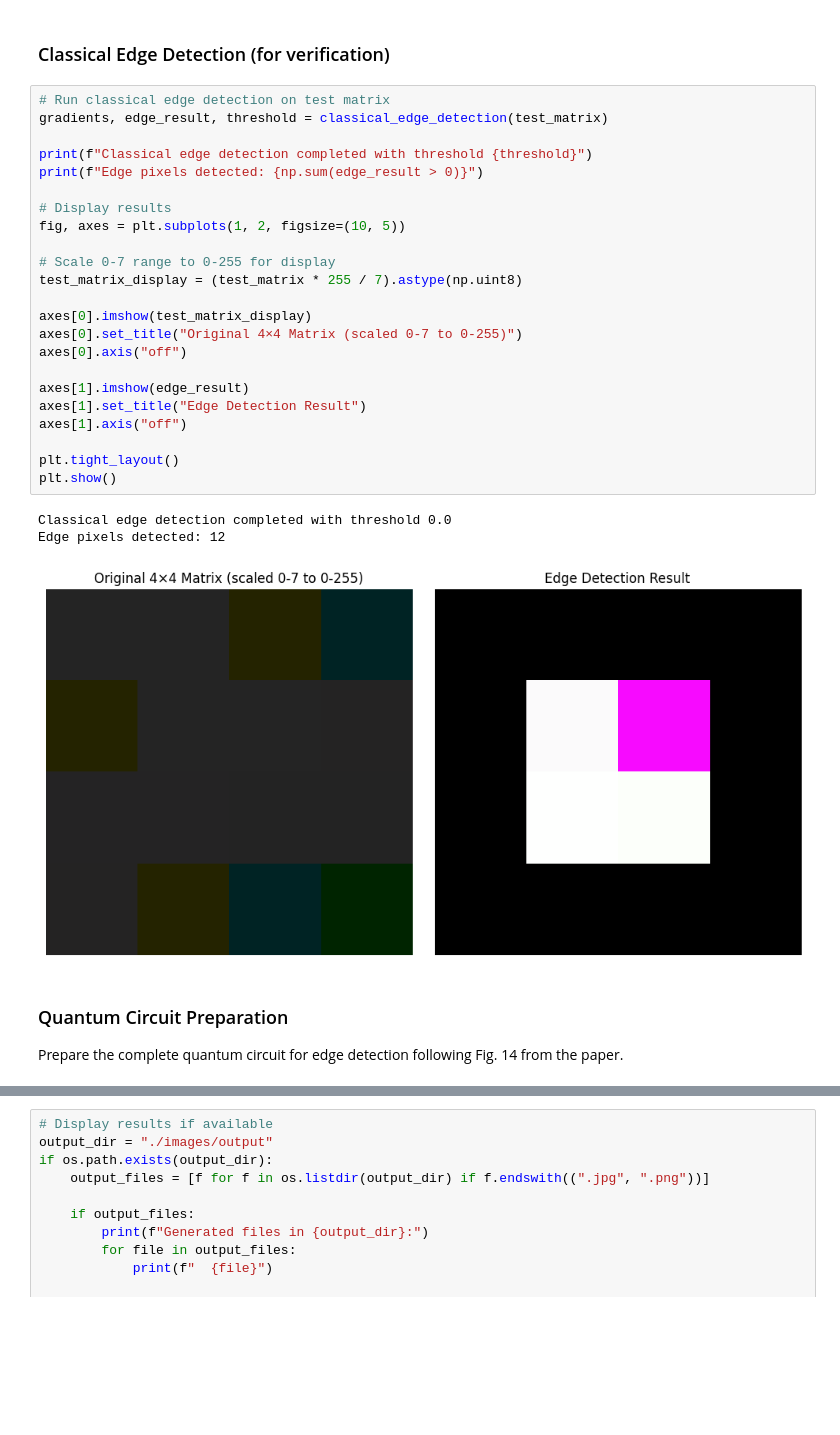
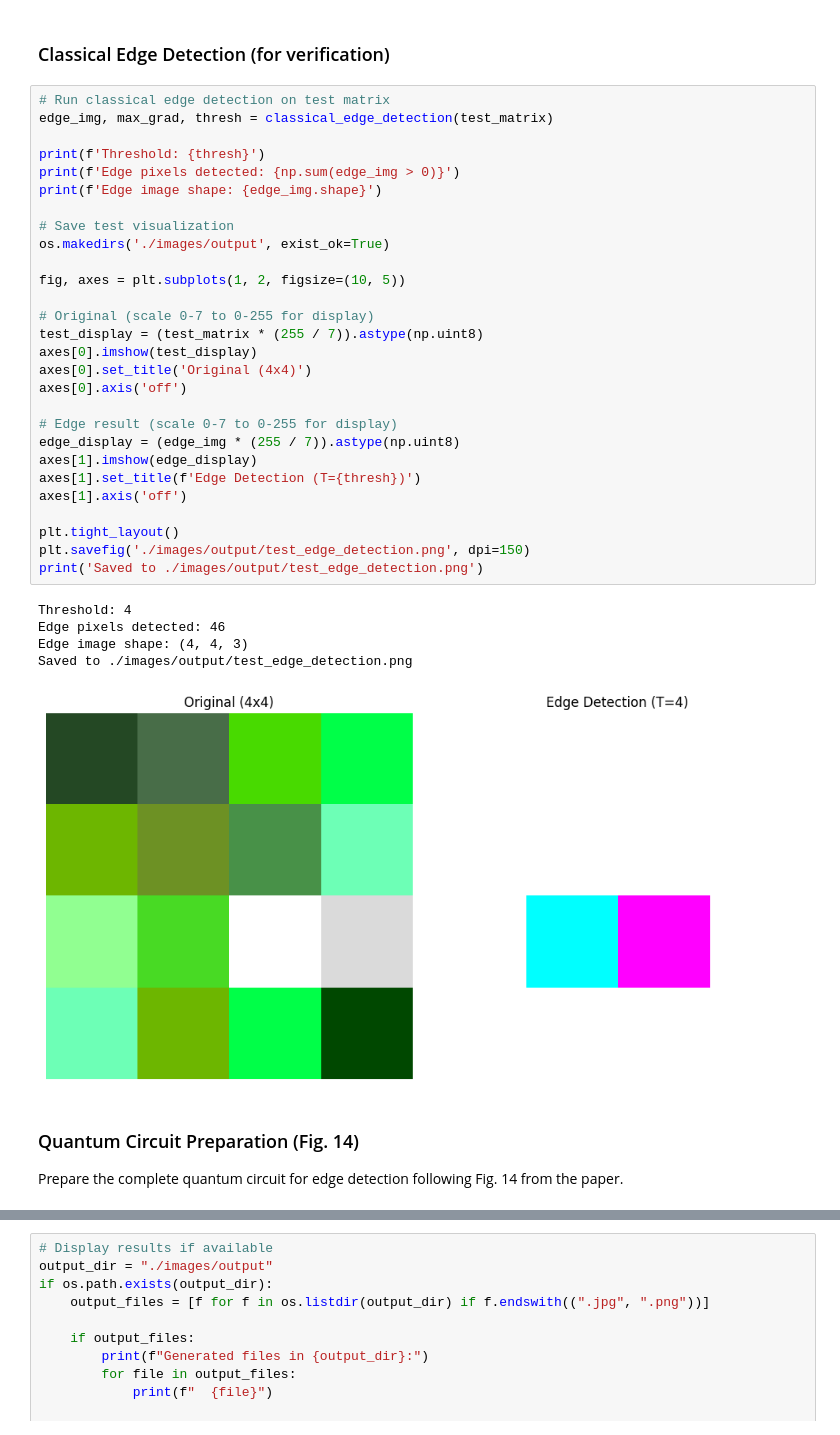
Before and after one commit to its2ru3/QCIED, a Jupyter notebook: main.ipynb, the cells around one changed output, grey strips where cells are left out. Saved outputs shown, nothing was run; the diff lists cells and outputs as text; blank space fills up the shorter version.

```diff
--- a/main.ipynb
+++ b/main.ipynb
@@ -85,32 +92,39 @@ B channel:
 ### Classical Edge Detection (for verification)
 # %%
 # Run classical edge detection on test matrix
-gradients, edge_result, threshold = classical_edge_detection(test_matrix)
+edge_img, max_grad, thresh = classical_edge_detection(test_matrix)
 
-print(f"Classical edge detection completed with threshold {threshold}")
-print(f"Edge pixels detected: {np.sum(edge_result > 0)}")
+print(f'Threshold: {thresh}')
+print(f'Edge pixels detected: {np.sum(edge_img > 0)}')
+print(f'Edge image shape: {edge_img.shape}')
 
-# Display results
+# Save test visualization
+os.makedirs('./images/output', exist_ok=True)
+
 fig, axes = plt.subplots(1, 2, figsize=(10, 5))
 
-# Scale 0-7 range to 0-255 for display
-test_matrix_display = (test_matrix * 255 / 7).astype(np.uint8)
+# Original (scale 0-7 to 0-255 for display)
+test_display = (test_matrix * (255 / 7)).astype(np.uint8)
+axes[0].imshow(test_display)
+axes[0].set_title('Original (4x4)')
+axes[0].axis('off')
 
-axes[0].imshow(test_matrix_display)
-axes[0].set_title("Original 4×4 Matrix (scaled 0-7 to 0-255)")
-axes[0].axis("off")
-
-axes[1].imshow(edge_result)
-axes[1].set_title("Edge Detection Result")
-axes[1].axis("off")
+# Edge result (scale 0-7 to 0-255 for display)
+edge_display = (edge_img * (255 / 7)).astype(np.uint8)
+axes[1].imshow(edge_display)
+axes[1].set_title(f'Edge Detection (T={thresh})')
+axes[1].axis('off')
 
 plt.tight_layout()
-plt.show()
+plt.savefig('./images/output/test_edge_detection.png', dpi=150)
+print('Saved to ./images/output/test_edge_detection.png')
 # %% [output]
-Classical edge detection completed with threshold 0.0
-Edge pixels detected: 12
+Threshold: 4
+Edge pixels detected: 46
+Edge image shape: (4, 4, 3)
+Saved to ./images/output/test_edge_detection.png
-[figure, old version]
+[figure, new version]
 # %% [markdown]
-### Quantum Circuit Preparation
+### Quantum Circuit Preparation (Fig. 14)
 
 Prepare the complete quantum circuit for edge detection following Fig. 14 from the paper.
```
Also changed, not shown: parts of 20 cells of this notebook, 26 other files.
